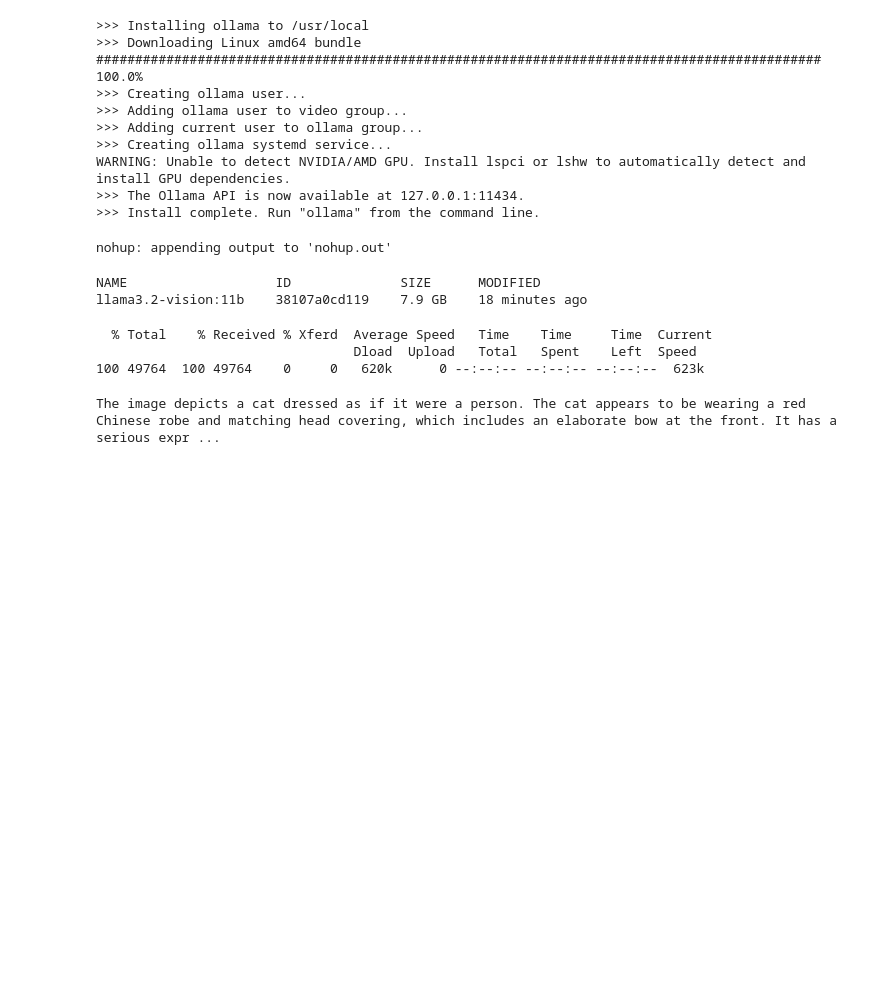
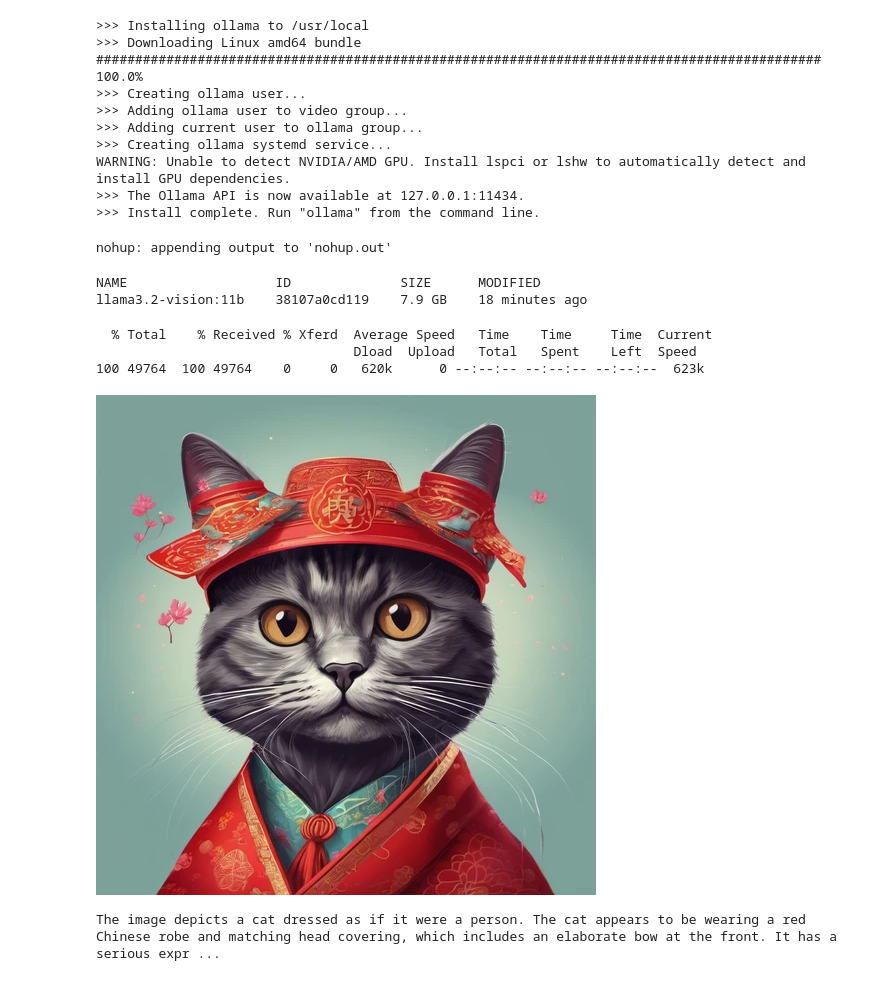
Before and after one commit to Erickrus/llm, a Jupyter notebook: llama_3_2_vision.ipynb, the cells around one changed output. Cells and saved outputs as stored; diff of their text form; code cells hidden in the pictures; blank space fills up the shorter version.

```diff
--- a/llama_3_2_vision.ipynb
+++ b/llama_3_2_vision.ipynb
@@ -52,7 +53,12 @@ llama3.2-vision:11b    38107a0cd119    7.9 GB    18 minutes ago
                                  Dload  Upload   Total   Spent    Left  Speed
 100 49764  100 49764    0     0   620k      0 --:--:-- --:--:-- --:--:--  623k
 # %%
+#@title convert the image to png format
 from PIL import Image # Open a WebP image
 webp_image = Image.open("image.webp")
 webp_image.save("image.png")
+
+webp_image
+# %% [output]
+[figure, added]
 # %%
```
Also changed, not shown: parts of 2 cells of this notebook.
